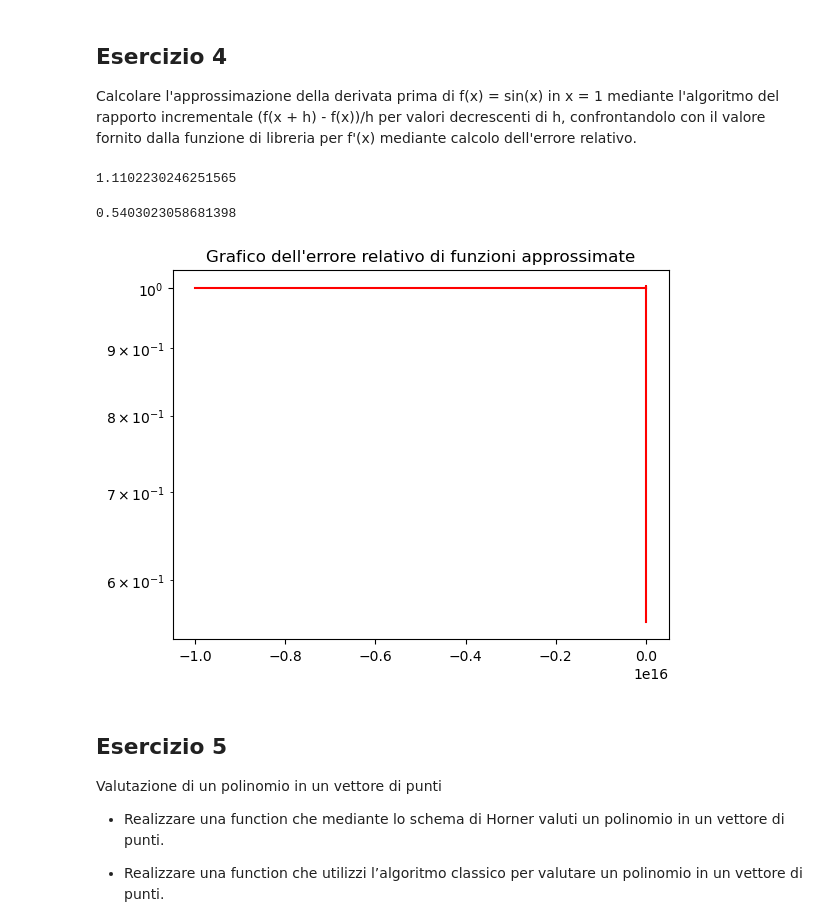
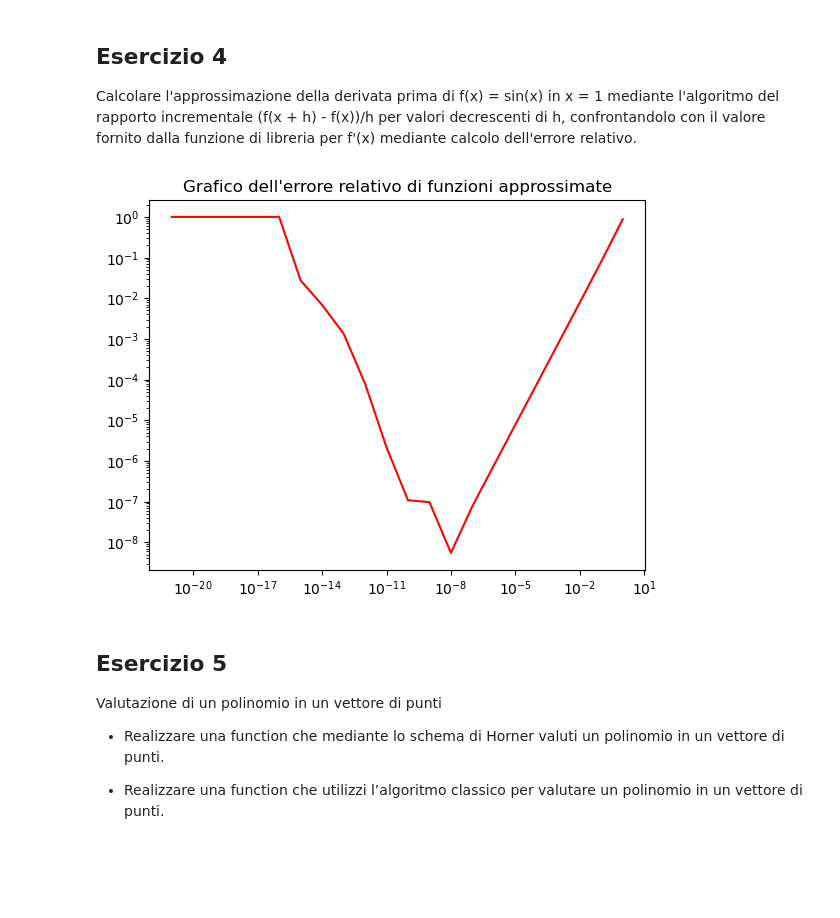
Before and after one commit to KeegTheBoi/metodi_numerici_es, a Jupyter notebook: Lecture 5/Esercitazione5.ipynb, the cells around one changed output. Drawn from its saved outputs; the diff is of its cells as text; code cells hidden in the pictures; blank space fills up the shorter version.

```diff
--- a/Lecture 5/Esercitazione5.ipynb
+++ b/Lecture 5/Esercitazione5.ipynb
@@ -146,7 +147,6 @@ di h, confrontandolo con il valore fornito dalla funzione di libreria per f'(x)
 mediante calcolo dell'errore relativo.
 # %%
 #4
-import math
 x = 1
 f = lambda x: np.sin(x)
 dx = lambda h: (f(x + h) - f(x)) / h
@@ -155,21 +155,16 @@ x_symb = sym.symbols('x')
 function = sym.sin(x_symb)
 derivate = sym.diff(function, x_symb, 1)
 df_numerica = lambdify(x_symb,derivate,np)
-reals = lambda n: np.ones(n) * df_numerica(x)
+reals = lambda n: np.full(n, df_numerica(x))
-# %% [output]
-1.1102230246251565
-0.5403023058681398
 # %%
-
-dc = DomainCreator((0, 16))
-dc.compute(lambda b: -b ** dc.k)
+dc = DomainCreator((0, 21))
+dc.compute(lambda b: b ** -dc.k)
 
 my_x: np = dc.n
-tot = np.append(my_x, pos)
 fe = FunctionEvaluator(dx, my_x)
-fe.plot_err(reals(my_x.size))
+fe.plot_err(reals(my_x.size), loga=True)
 # %% [output]
-[figure, old version]
+[figure, new version]
 # %% [markdown]
 ## Esercizio 5
 Valutazione di un polinomio in un vettore di punti
```
Also changed, not shown: parts of 7 cells of this notebook, 1 other file.
